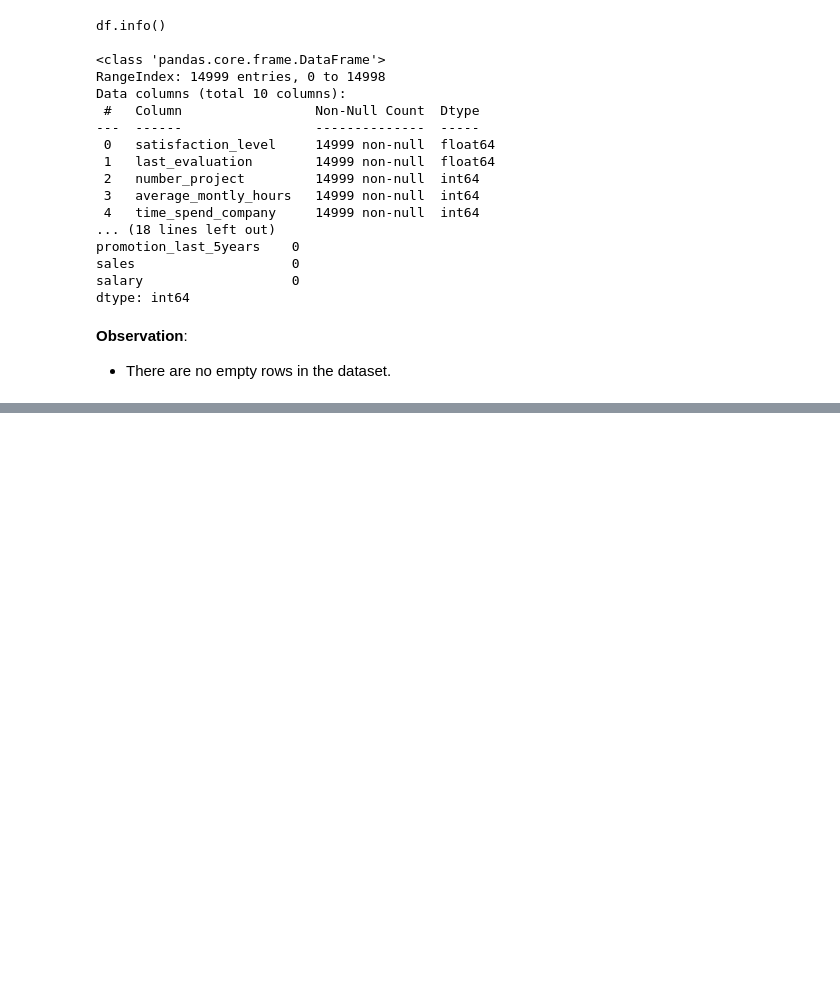
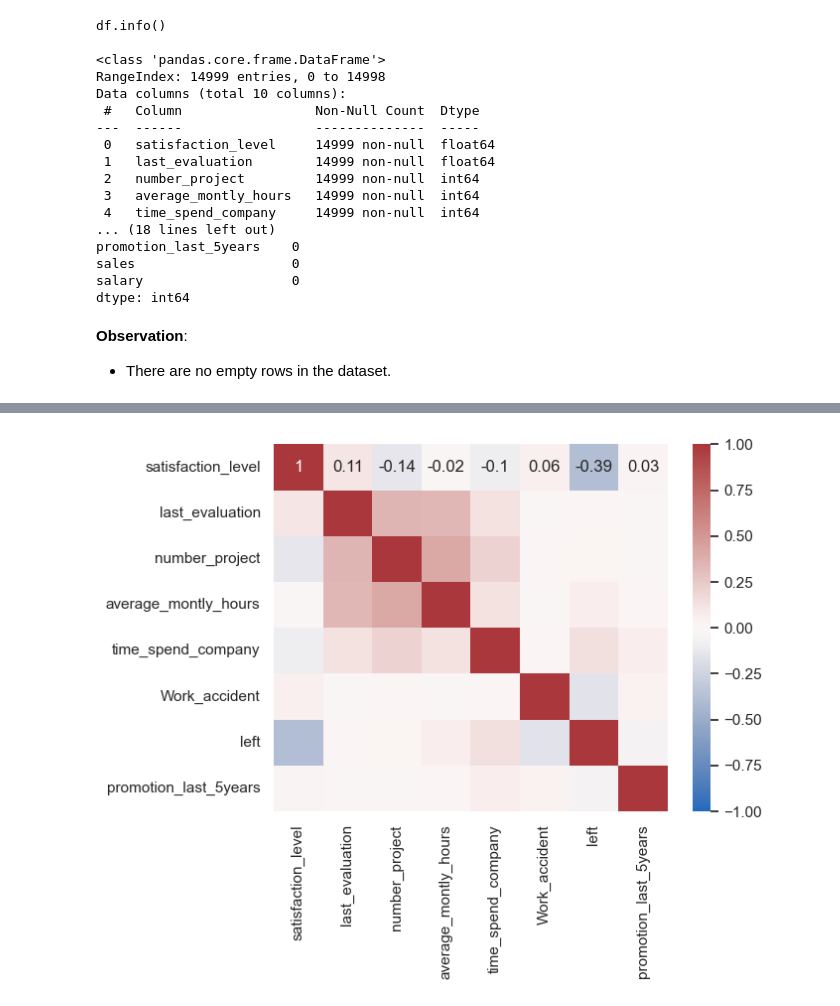
Before and after one commit to karmenatwork/4_CB_employees_turnover, a Jupyter notebook: main.ipynb, the cells around one changed output, grey strips where cells are left out. Drawn from its saved outputs; the diff is of its cells as text; code cells hidden in the pictures; blank space fills up the shorter version.

Commit message:
2. Understand what factors contributed most to employee turnover by EDA
2.1 Heatmap of the Correlation Matrix between all numerical features/columns in the data

```diff
--- a/main.ipynb
+++ b/main.ipynb
@@ -96,0 +101,6 @@ __Observation__:
+# %%
+# Calculating a Correlation Matrix with Pandas
+# Remove sales & salary
+df1 = df[columns[:-2]]
+matrix = df1.corr().round(2)
+matrix
@@ -96,0 +117,7 @@ __Observation__:
+# %%
+# Visualizing a Pandas Correlation Matrix Using Seaborn
+# sns.heatmap(matrix, annot=True,cmap='vlag')
+sns.heatmap(matrix, annot=True, vmax=1, vmin=-1, center=0, cmap='vlag')
+plt.show()
+# %% [output]
+[figure, added]
```
Also changed, not shown: parts of 4 cells of this notebook.
